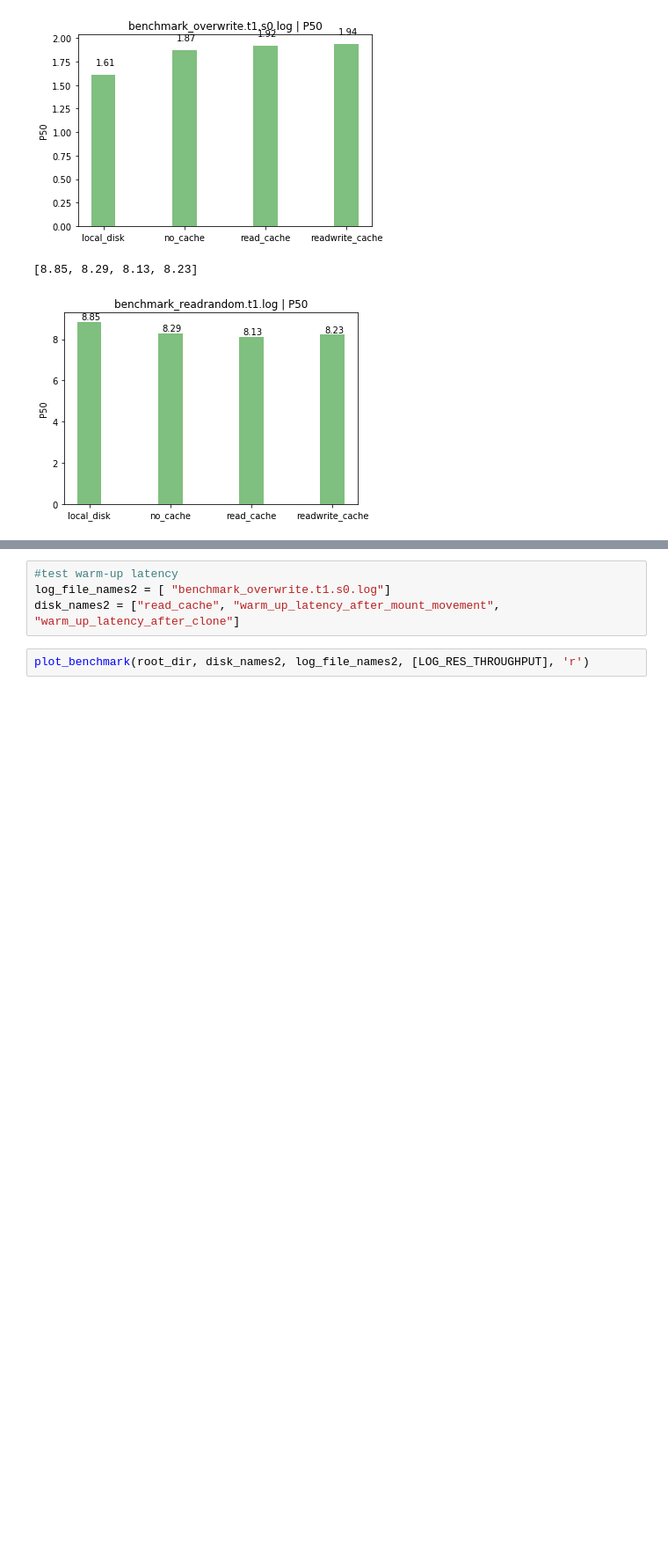
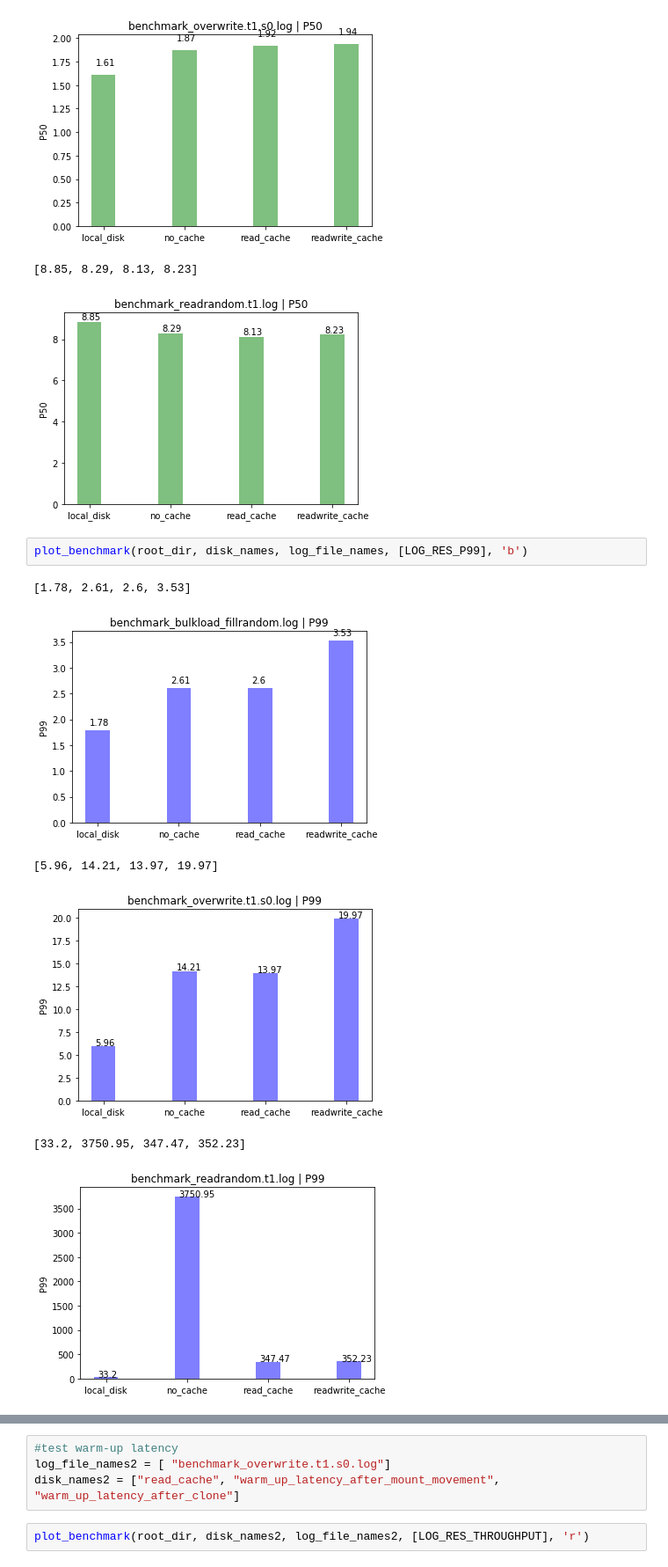
Before and after one commit to xiefan46/samza-azure-storage, a Jupyter notebook: milestone2/python/rocksdb_benchmark.ipynb, the cells around one changed output, grey strips where cells are left out. Shown at 88% size. Drawn from its saved outputs; the diff is of its cells as text; blank space fills up the shorter version.

```diff
--- a/milestone2/python/rocksdb_benchmark.ipynb
+++ b/milestone2/python/rocksdb_benchmark.ipynb
@@ -85,3 +100,12 @@ plot_benchmark(root_dir, disk_names, log_file_names, [LOG_RES_P50], 'g')
 [figure]
 [8.85, 8.29, 8.13, 8.23]
 [figure]
+# %%
+plot_benchmark(root_dir, disk_names, log_file_names, [LOG_RES_P99], 'b')
+# %% [output]
+[1.78, 2.61, 2.6, 3.53]
+[figure, added]
+[5.96, 14.21, 13.97, 19.97]
+[figure, added]
+[33.2, 3750.95, 347.47, 352.23]
+[figure, added]
```
Also changed, not shown: parts of 9 cells of this notebook, 1 other file.
